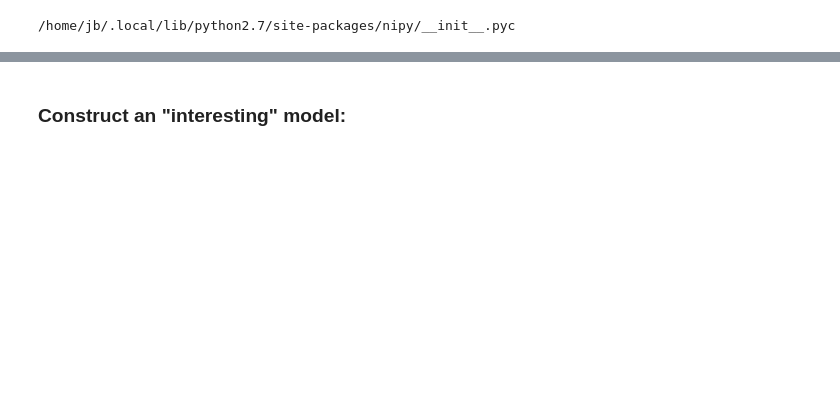
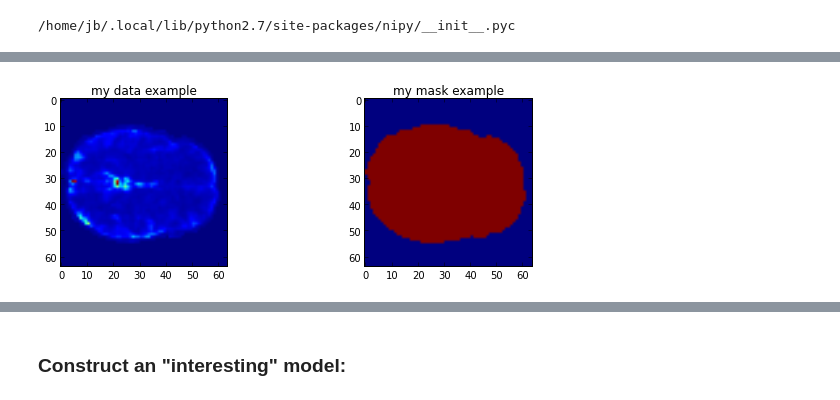
Before and after one commit to jbpoline/bayfmri, a Jupyter notebook: notebooks/nipy_t_test_2nd_level.ipynb, the cells around one changed output, grey strips where cells are left out. Saved outputs shown, nothing was run; the diff lists cells and outputs as text; code cells hidden in the pictures; blank space fills up the shorter version.

```diff
--- a/notebooks/nipy_t_test_2nd_level.ipynb
+++ b/notebooks/nipy_t_test_2nd_level.ipynb
@@ -50 +62,6 @@ a2.imshow(mask_arr[:,:,12])
+# %%
+image = v_images[0]
+plot_mask_image(image)
+# %% [output]
+[figure, added]
 # %% [markdown]
```
Also changed, not shown: parts of 31 cells of this notebook.
